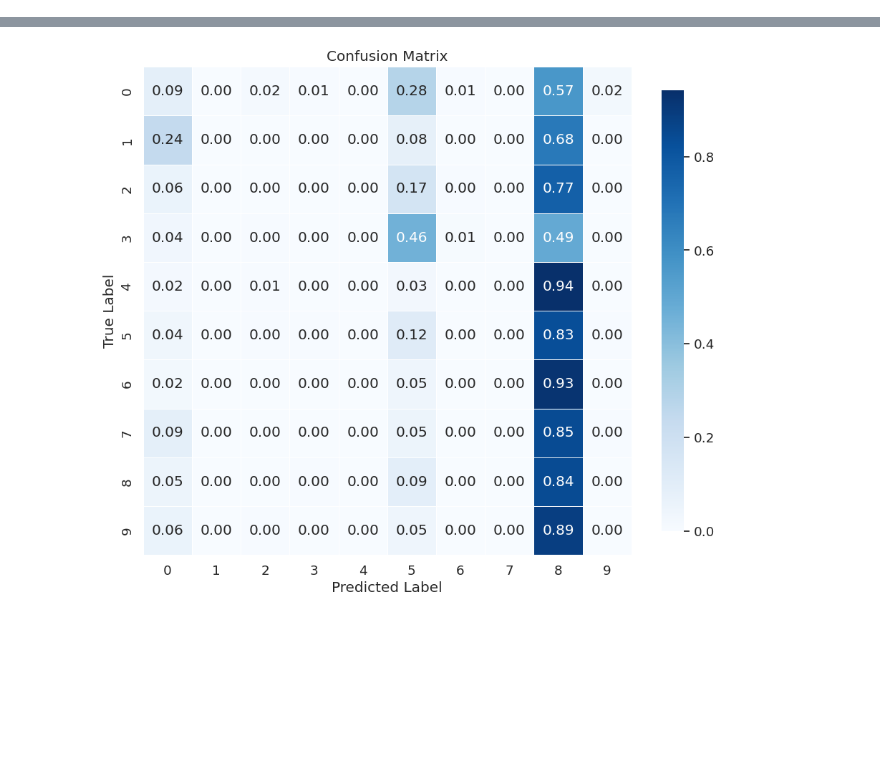
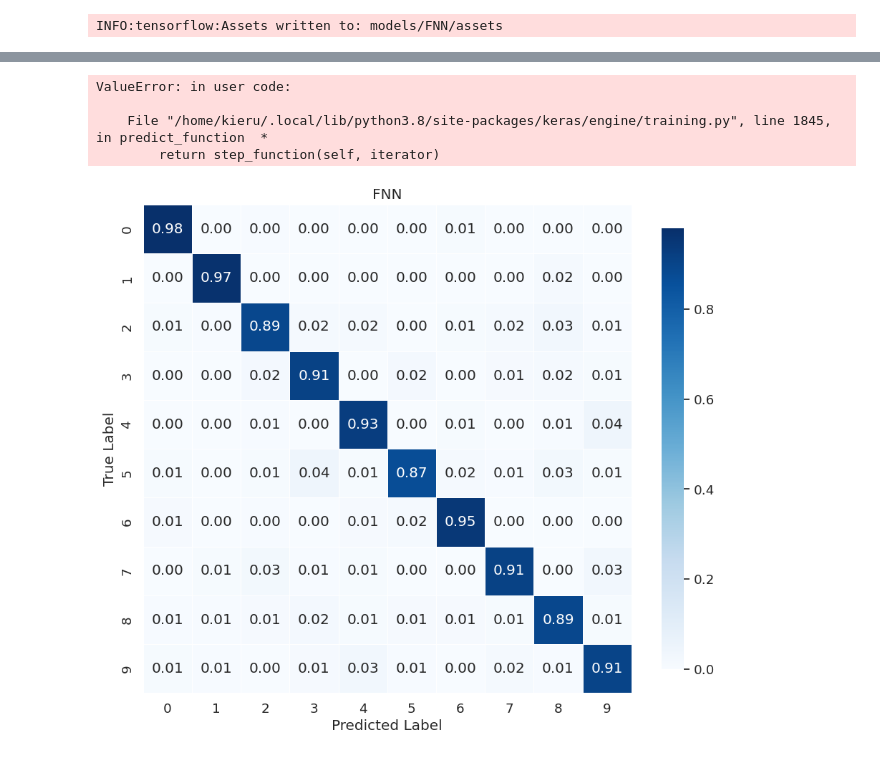
Before and after one commit to Kieru18/POP-4, a Jupyter notebook: experiments.ipynb, the cells around one changed output, grey strips where cells are left out. Saved outputs shown, nothing was run; the diff lists cells and outputs as text; code cells hidden in the pictures; blank space fills up the shorter version.

```diff
--- a/experiments.ipynb
+++ b/experiments.ipynb
@@ -32,17 +28,26 @@ plt.show()
 # %%
-class_names = [str(i) for i in range(10)]  # Assuming you have 10 classes for MNIST
+class_names = [str(ii) for ii in range(10)]
 
-fnn_model = FNN()
-fnn_model.compile(optimizer='sgd', loss='categorical_crossentropy', metrics=['accuracy'])
-fnn_model.fit(train_images, train_labels, epochs=5, batch_size=64, shuffle=True)
+models: List[Model] = [FNN(), CNN(), CRNN()] #, RNN()]
 
-predicted_labels = make_predictions(fnn_model, test_images)
+for model in models:
+    model.compile(optimizer='sgd', loss='categorical_crossentropy', metrics=['accuracy'])
 
-accuracy, precision, recall, conf_matrix = calculate_metrics(predicted_labels, np.argmax(test_labels, axis=1))
+    # if str(model) == "RNN":
+    #     train_images = train_images.reshape(train_images.shape[0], 28, 28)
+    #     test_images = test_images.reshape(test_images.shape[0], 28, 28)
 
-print(f"FNN Evaluation - Accuracy: {accuracy:.4f}, Precision: {precision:.4f}, Recall: {recall:.4f}")
-print("Confusion Matrix:")
-print(conf_matrix)
+    model.fit(train_images, train_labels, epochs=5, batch_size=64, shuffle=True)
 
-plot_confusion_matrix(conf_matrix, class_names)
+    predicted_labels = make_predictions(model, test_images)
+
+    accuracy, precision, recall, conf_matrix = calculate_metrics(predicted_labels, np.argmax(test_labels, axis=1))
+    save_metrics(str(model), accuracy=accuracy, precision=precision, recall=recall)
+    # print(f"{str(model)} Evaluation - Accuracy: {accuracy:.4f}, Precision: {precision:.4f}, Recall: {recall:.4f}")
+    # print("Confusion Matrix:")
+    # print(conf_matrix)
+
+    plot_confusion_matrix(conf_matrix, class_names, title=f'{str(model)}', save=True)
+
+    model.save(f"models/{str(model)}", save_format='tf')
 # %% [output]
@@ -60,0 +66 @@ Confusion Matrix:
+INFO:tensorflow:Assets written to: models/FNN/assets
@@ -61 +77,5 @@ Confusion Matrix:
+ValueError: in user code:
+
+    File "/home/kieru/.local/lib/python3.8/site-packages/keras/engine/training.py", line 1845, in predict_function  *
+        return step_function(self, iterator)
-[figure, old version]
+[figure, new version]
```
Also changed, not shown: parts of 3 cells of this notebook, 3 other files.
